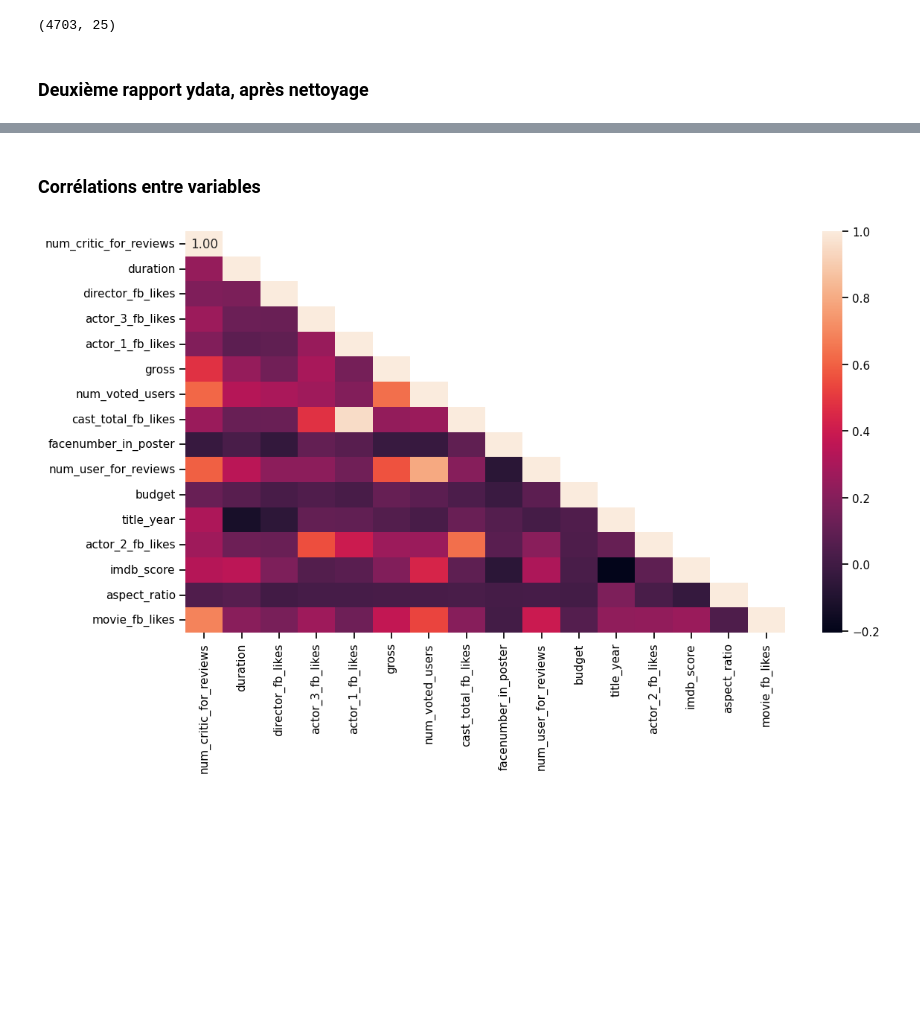
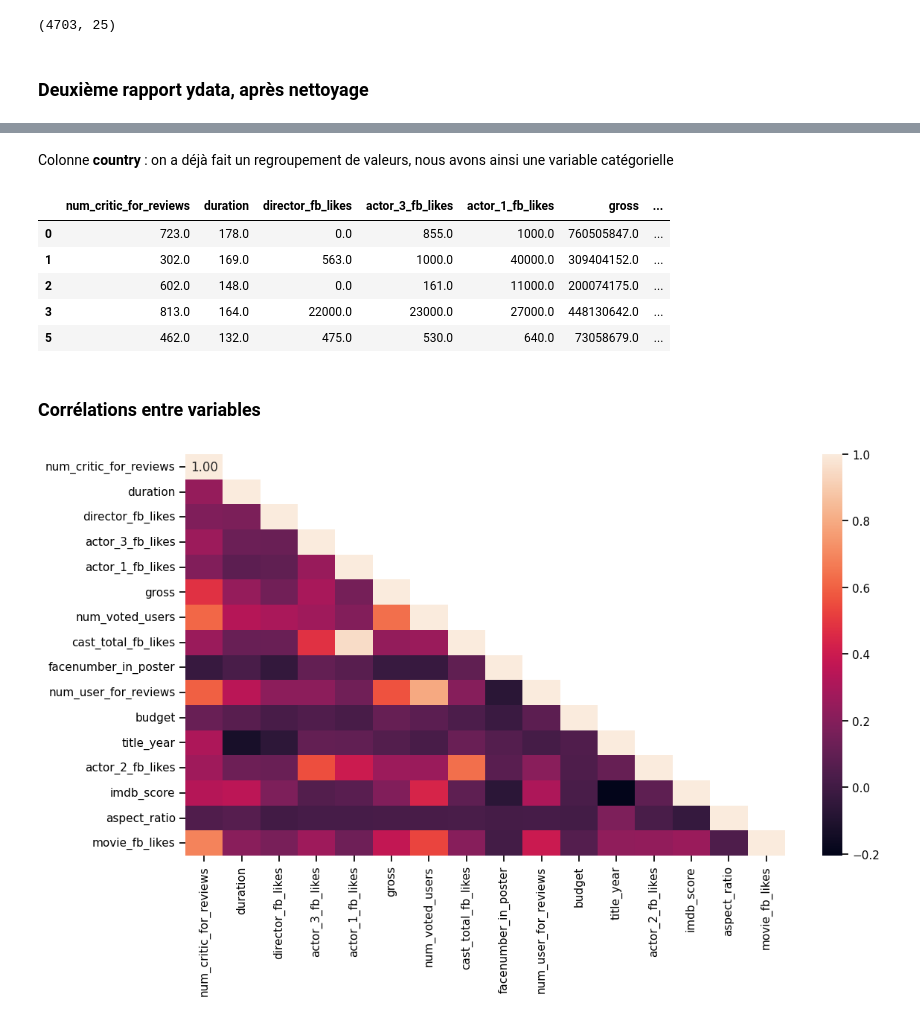
Before and after one commit to Yas2410/movies_predictions_brief, a Jupyter notebook: Projet P5 - Exploration.ipynb, the cells around one changed output, grey strips where cells are left out. Drawn from its saved outputs; the diff is of its cells as text; code cells hidden in the pictures; blank space fills up the shorter version.

Commit message:
Gestion des variables textuelles

```diff
--- a/Projet P5 - Exploration.ipynb
+++ b/Projet P5 - Exploration.ipynb
@@ -384,0 +397,2 @@ profile.to_file("IMDB_clean_dataset_report.html")
+# %%
+df.drop(columns=["director_name", "actor_1_name", "actor_2_name", "actor_3_name", "plot_keywords", "movie_title"], axis=1, inplace=True)
@@ -384,0 +427,3 @@ profile.to_file("IMDB_clean_dataset_report.html")
+# %%
+# Les principaux genres sont plutôt bien équilibrés, cette colonne n'apporte pas d'information pertinente, on la supprime
+df.drop("genres", axis=1, inplace=True)
@@ -385,3 +453,15 @@ profile.to_file("IMDB_clean_dataset_report.html")
+# %% [markdown]
+Colonne **country** : on a déjà fait un regroupement de valeurs, nous avons ainsi une variable catégorielle
+# %%
+df = pd.get_dummies(data = df, columns=["country"], prefix="country", drop_first=True)
+df.head(5)
+# %% [output]
+|  | num_critic_for_reviews | duration | director_fb_likes | actor_3_fb_likes | actor_1_fb_likes | gross | ... |
+| 0 | 723.0 | 178.0 | 0.0 | 855.0 | 1000.0 | 760505847.0 | ... |
+| 1 | 302.0 | 169.0 | 563.0 | 1000.0 | 40000.0 | 309404152.0 | ... |
+| 2 | 602.0 | 148.0 | 0.0 | 161.0 | 11000.0 | 200074175.0 | ... |
+| 3 | 813.0 | 164.0 | 22000.0 | 23000.0 | 27000.0 | 448130642.0 | ... |
+| 5 | 462.0 | 132.0 | 475.0 | 530.0 | 640.0 | 73058679.0 | ... |
 # %% [markdown]
 ### Corrélations entre variables
 # %%
```
Also changed, not shown: parts of 11 cells of this notebook, 1 other file.
